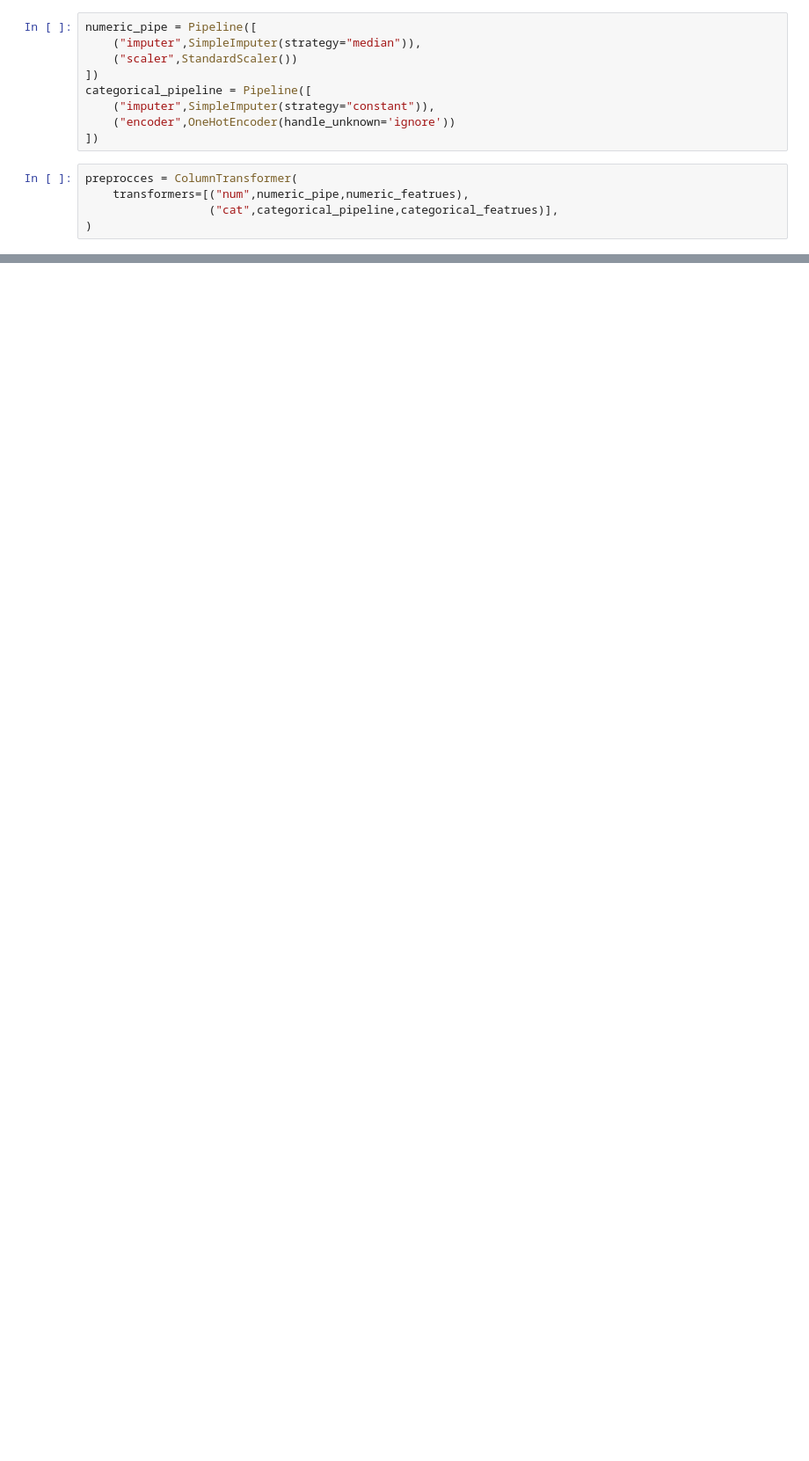
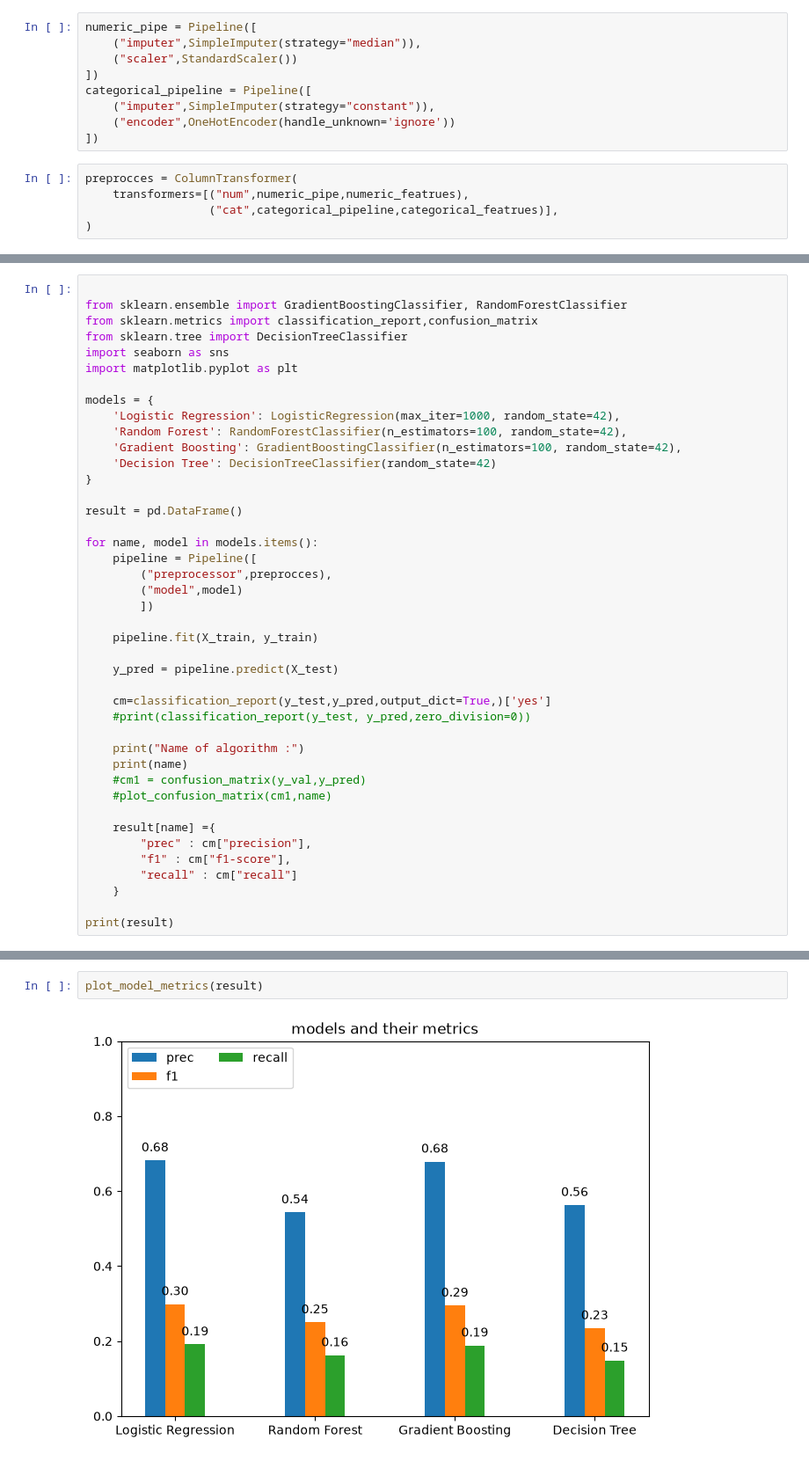
Before and after one commit to HubertKlo/bank_marketing_ml, a Jupyter notebook: notebooks/02_pipeline.ipynb, the cells around one changed output, grey strips where cells are left out. Shown at 88% size. Drawn from its saved outputs; the diff is of its cells as text; blank space fills up the shorter version.

```diff
--- a/notebooks/02_pipeline.ipynb
+++ b/notebooks/02_pipeline.ipynb
@@ -112,0 +87,42 @@ recall             0.172414       0.172414           0.170977       0.139368
+# %%
+
+from sklearn.ensemble import GradientBoostingClassifier, RandomForestClassifier
+from sklearn.metrics import classification_report,confusion_matrix
+from sklearn.tree import DecisionTreeClassifier
+import seaborn as sns
+import matplotlib.pyplot as plt
+
+models = {
+    'Logistic Regression': LogisticRegression(max_iter=1000, random_state=42),
+    'Random Forest': RandomForestClassifier(n_estimators=100, random_state=42),
+    'Gradient Boosting': GradientBoostingClassifier(n_estimators=100, random_state=42),
+    'Decision Tree': DecisionTreeClassifier(random_state=42)
+}
+
+result = pd.DataFrame()
+
+for name, model in models.items():
+    pipeline = Pipeline([
+        ("preprocessor",preprocces),
+        ("model",model)
+        ])
+
+    pipeline.fit(X_train, y_train)
+
+    y_pred = pipeline.predict(X_test)
+
+    cm=classification_report(y_test,y_pred,output_dict=True,)['yes']
+    #print(classification_report(y_test, y_pred,zero_division=0))
+
+    print("Name of algorithm :")
+    print(name)
+    #cm1 = confusion_matrix(y_val,y_pred)
+    #plot_confusion_matrix(cm1,name)
+
+    result[name] ={
+        "prec" : cm["precision"],
+        "f1" : cm["f1-score"],
+        "recall" : cm["recall"]
+    }
+
+print(result)
@@ -112,0 +142,4 @@ recall             0.172414       0.172414           0.170977       0.139368
+# %%
+plot_model_metrics(result)
+# %% [output]
+[figure, added]
```
Also changed, not shown: parts of 7 cells of this notebook, 10 other files.
